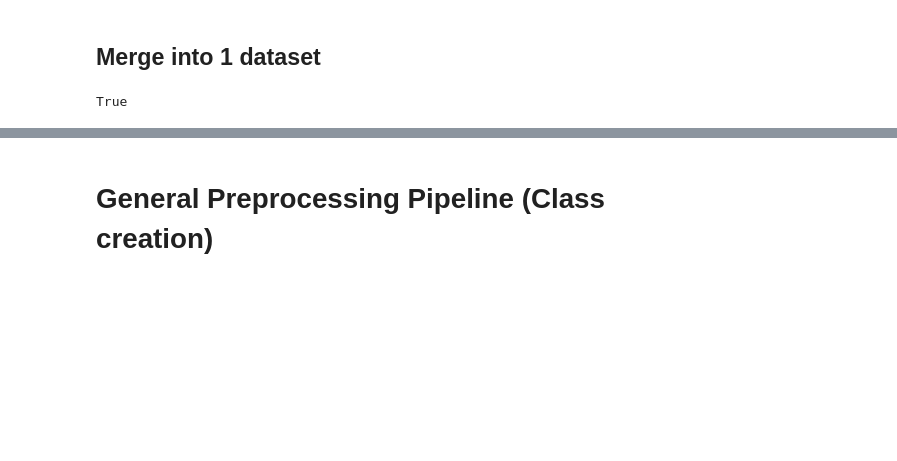
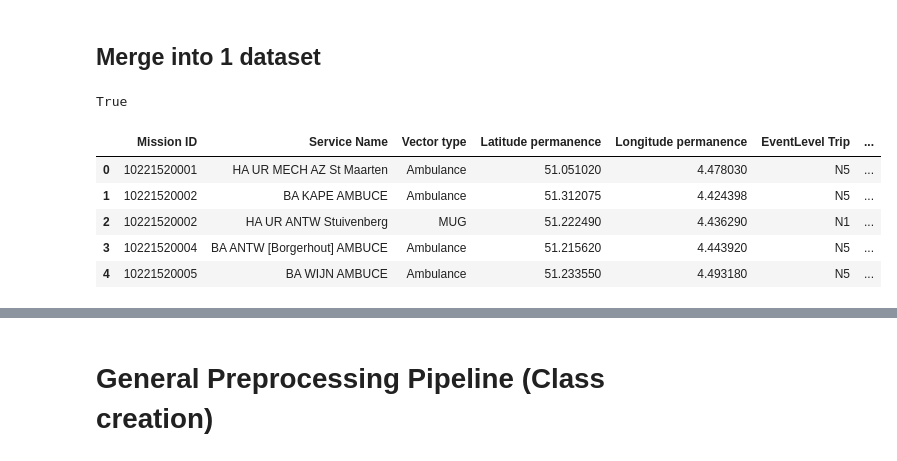
Before and after one commit to Yiannis7918/MDA-Project, a Jupyter notebook: Modelling/Modelling.ipynb, the cells around one changed output, grey strips where cells are left out. Cells and saved outputs as stored; diff of their text form; code cells hidden in the pictures; blank space fills up the shorter version.

```diff
--- a/Modelling/Modelling.ipynb
+++ b/Modelling/Modelling.ipynb
@@ -195,3 +195,12 @@ interventions = pd.concat([subset_int1, subset_int2, subset_int3, subset_bxl], i
 interventions.shape[0] == subset_bxl.shape[0] + subset_int1.shape[0] + subset_int2.shape[0] + subset_int3.shape[0]
 # %% [output]
 True
+# %%
+interventions.head()
+# %% [output]
+|  | Mission ID | Service Name | Vector type | Latitude permanence | Longitude permanence | EventLevel Trip | ... |
+| 0 | 10221520001 | HA UR MECH AZ St Maarten | Ambulance | 51.051020 | 4.478030 | N5 | ... |
+| 1 | 10221520002 | BA KAPE AMBUCE | Ambulance | 51.312075 | 4.424398 | N5 | ... |
+| 2 | 10221520002 | HA UR ANTW Stuivenberg | MUG | 51.222490 | 4.436290 | N1 | ... |
+| 3 | 10221520004 | BA ANTW [Borgerhout] AMBUCE | Ambulance | 51.215620 | 4.443920 | N5 | ... |
+| 4 | 10221520005 | BA WIJN AMBUCE | Ambulance | 51.233550 | 4.493180 | N5 | ... |
```
Also changed, not shown: parts of 4 cells of this notebook, 11 other files.
